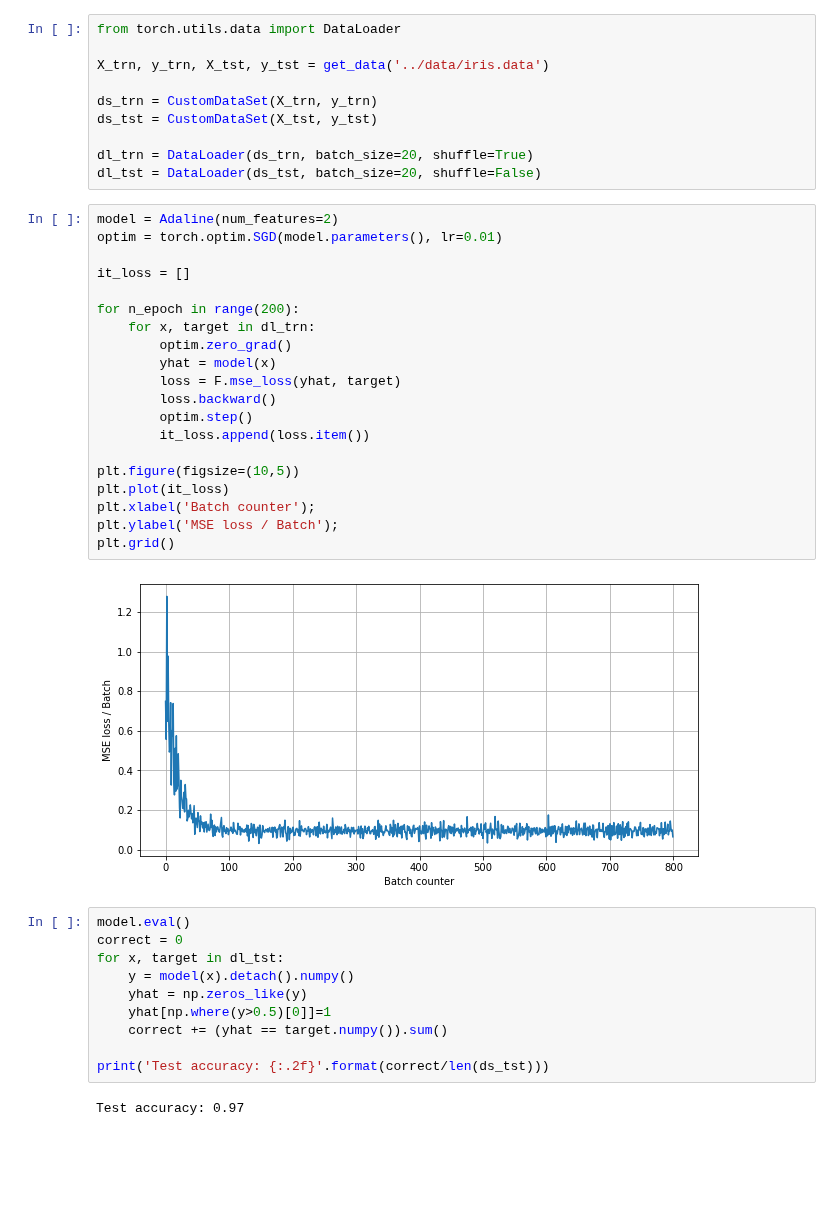
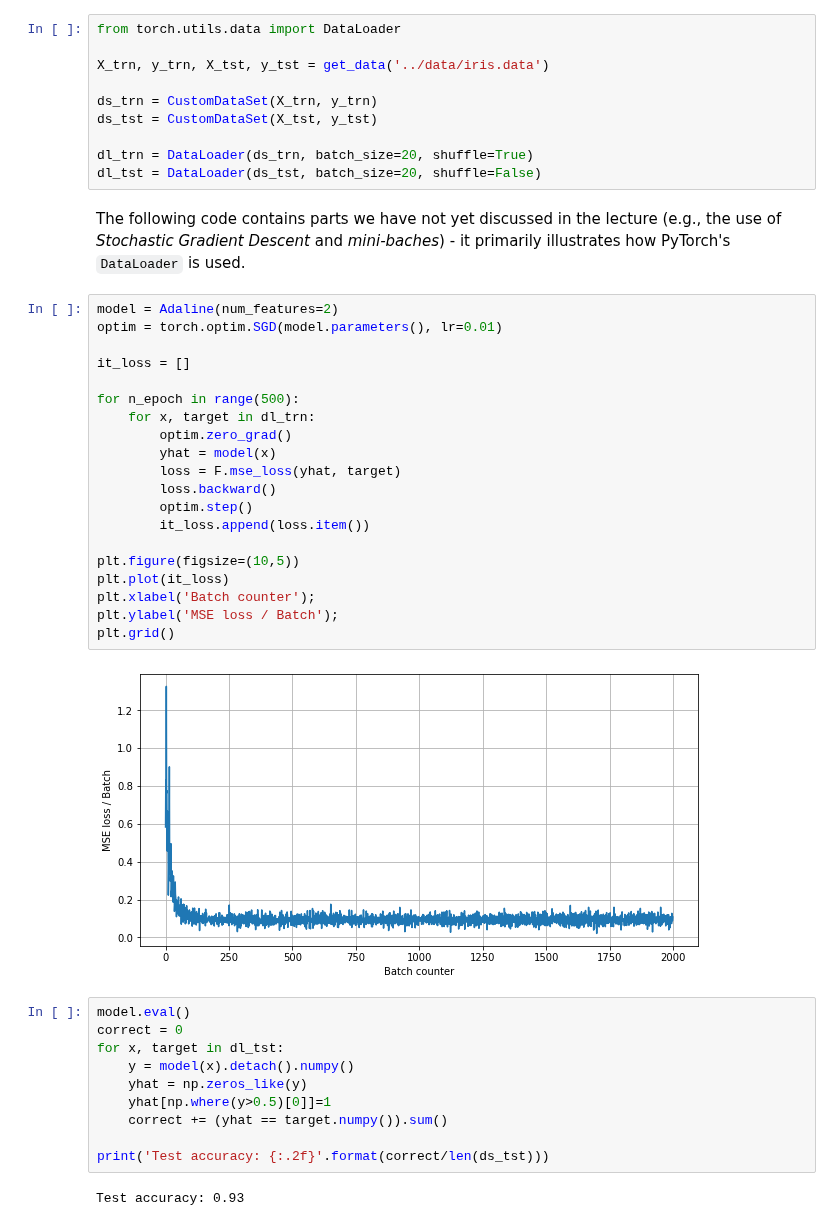
Before and after one commit to rkwitt/teaching, a Jupyter notebook: WS2122/CV/material/05_AdaLine/AdaLine.ipynb, the cells around one changed output. Cells and saved outputs as stored; diff of their text form; blank space fills up the shorter version.

Commit message:
UPD: Adaline + data

```diff
--- a/WS2122/CV/material/05_AdaLine/AdaLine.ipynb
+++ b/WS2122/CV/material/05_AdaLine/AdaLine.ipynb
@@ -339,28 +343,30 @@ ds_tst = CustomDataSet(X_tst, y_tst)
 
 dl_trn = DataLoader(ds_trn, batch_size=20, shuffle=True)
 dl_tst = DataLoader(ds_tst, batch_size=20, shuffle=False)
+# %% [markdown]
+The following code contains parts we have not yet discussed in the lecture (e.g., the use of *Stochastic Gradient Descent* and *mini-baches*) - it primarily illustrates how PyTorch's `DataLoader` is used.
 # %%
 model = Adaline(num_features=2)
 optim = torch.optim.SGD(model.parameters(), lr=0.01)
 
 it_loss = []
 
-for n_epoch in range(200):
+for n_epoch in range(500):
     for x, target in dl_trn:
         optim.zero_grad()
         yhat = model(x)
         loss = F.mse_loss(yhat, target)
         loss.backward()
         optim.step()
         it_loss.append(loss.item())
 
 plt.figure(figsize=(10,5))
 plt.plot(it_loss)
 plt.xlabel('Batch counter');
 plt.ylabel('MSE loss / Batch');
 plt.grid()
 # %% [output]
-[figure, old version]
+[figure, new version]
 # %%
 model.eval()
 correct = 0
@@ -372,4 +378,4 @@ for x, target in dl_tst:
 
 print('Test accuracy: {:.2f}'.format(correct/len(ds_tst)))
 # %% [output]
-Test accuracy: 0.97
+Test accuracy: 0.93
```
Also changed, not shown: parts of 7 cells of this notebook, 1 other file.
